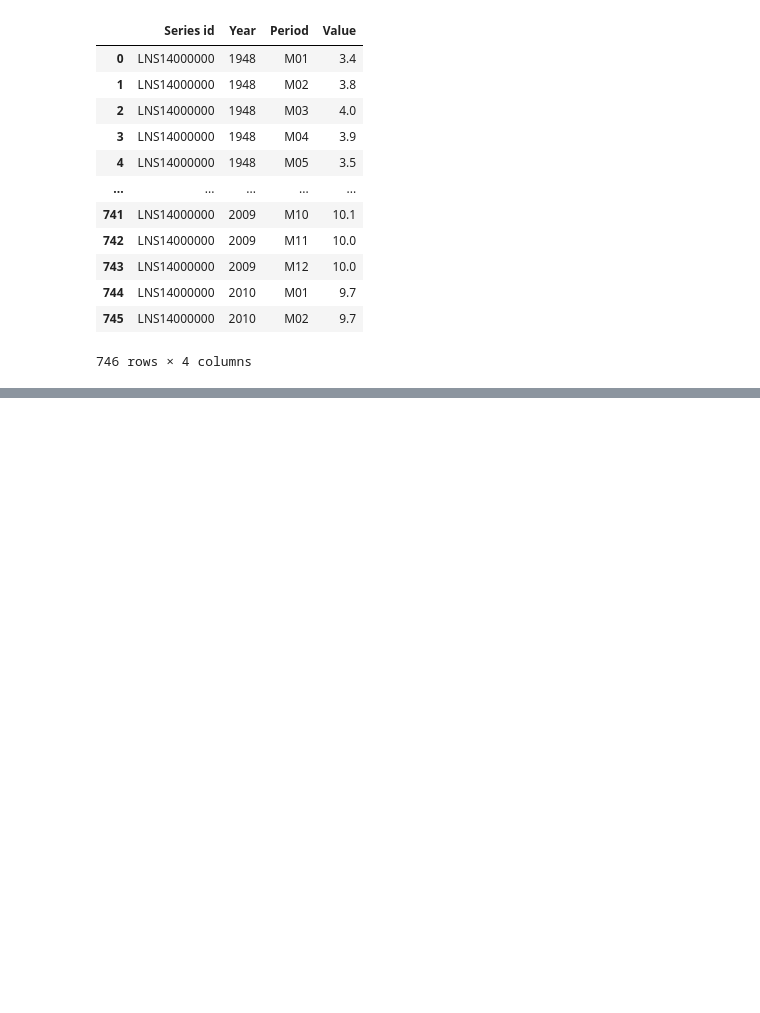
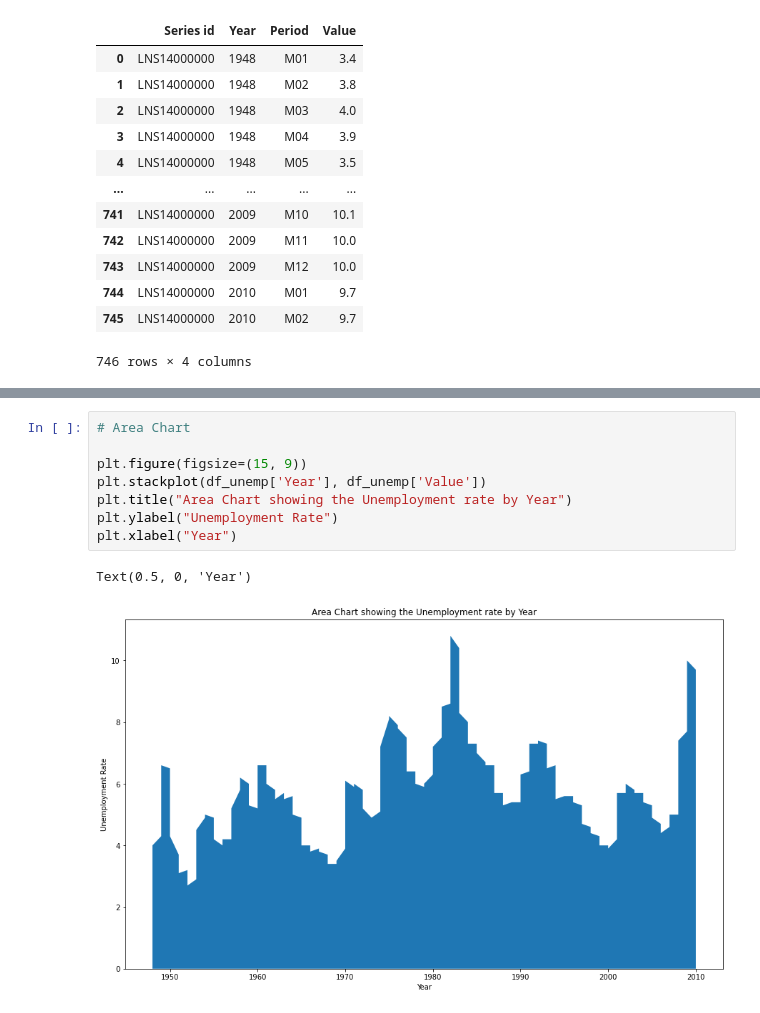
Before and after one commit to samantoz/dsc640-data_presentation, a Jupyter notebook: notebook/ex3.2.ipynb, the cells around one changed output, grey strips where cells are left out. Cells and saved outputs as stored; diff of their text form; blank space fills up the shorter version.

```diff
--- a/notebook/ex3.2.ipynb
+++ b/notebook/ex3.2.ipynb
@@ -44,0 +52,11 @@ df_unemp
+# %%
+# Area Chart
+
+plt.figure(figsize=(15, 9))
+plt.stackplot(df_unemp['Year'], df_unemp['Value'])
+plt.title("Area Chart showing the Unemployment rate by Year")
+plt.ylabel("Unemployment Rate")
+plt.xlabel("Year")
+# %% [output]
+Text(0.5, 0, 'Year')
+[figure, added]
```
Also changed, not shown: parts of 6 cells of this notebook.
